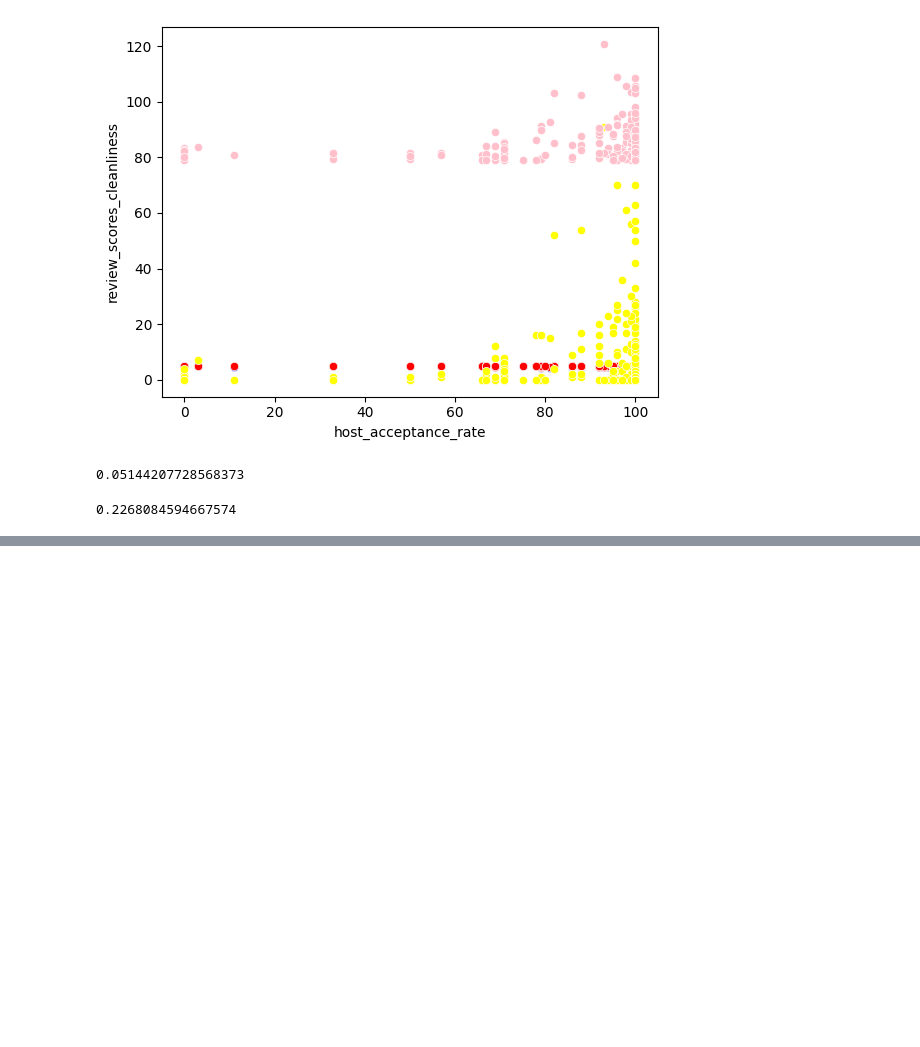
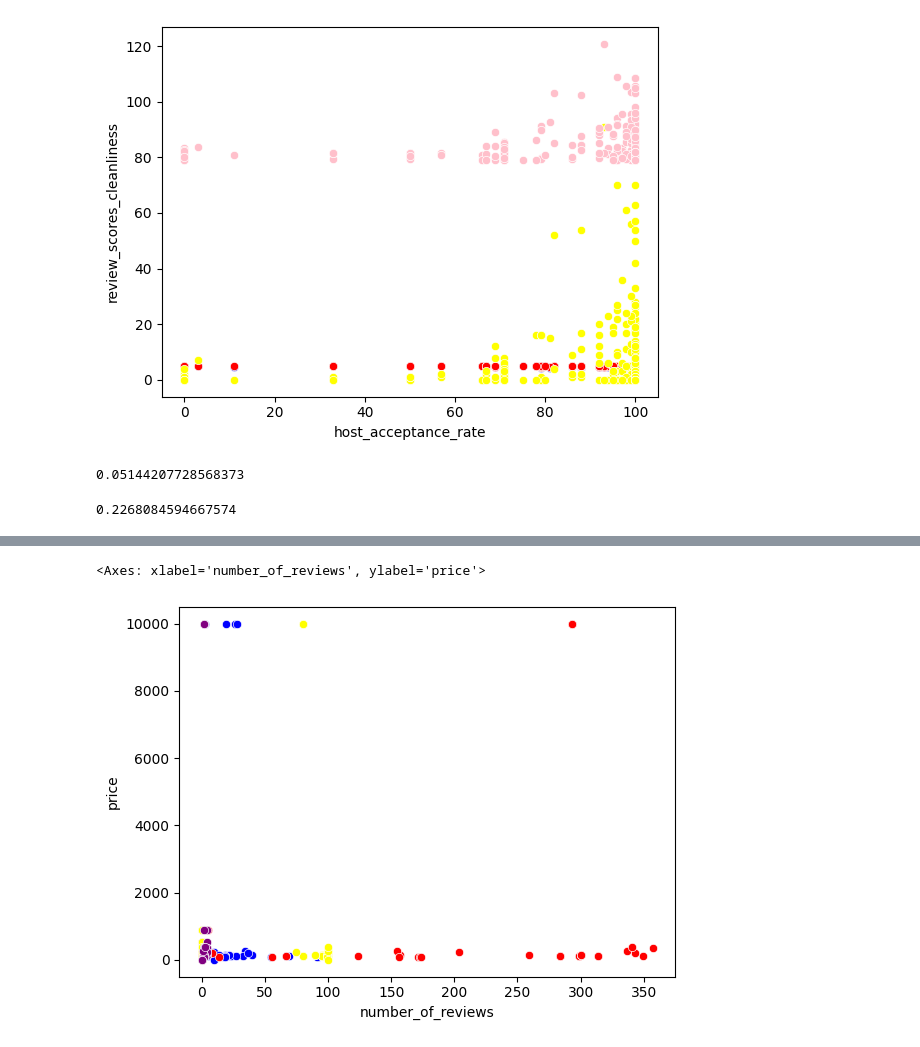
Before and after one commit to camilamurillo1/Nulos-y-Outliers, a Jupyter notebook: Act6_2_Lineal_Múltiple.ipynb, the cells around one changed output, grey strips where cells are left out. Saved outputs shown, nothing was run; the diff lists cells and outputs as text; code cells hidden in the pictures; blank space fills up the shorter version.

```diff
--- a/Act6_2_Lineal_Múltiple.ipynb
+++ b/Act6_2_Lineal_Múltiple.ipynb
@@ -617,0 +650,8 @@ coef_Correl
+# %%
+sns.scatterplot(x='number_of_reviews', y='price', color="blue", data=euaA)
+sns.scatterplot(x='availability_365', y='price', color="red", data=euaA)
+sns.scatterplot(x='host_response_rate', y='price', color="yellow", data=euaA)
+sns.scatterplot(x='accommodates', y='price', color="purple", data=euaA)
+# %% [output]
+<Axes: xlabel='number_of_reviews', ylabel='price'>
+[figure, added]
```
Also changed, not shown: parts of 32 cells of this notebook.
